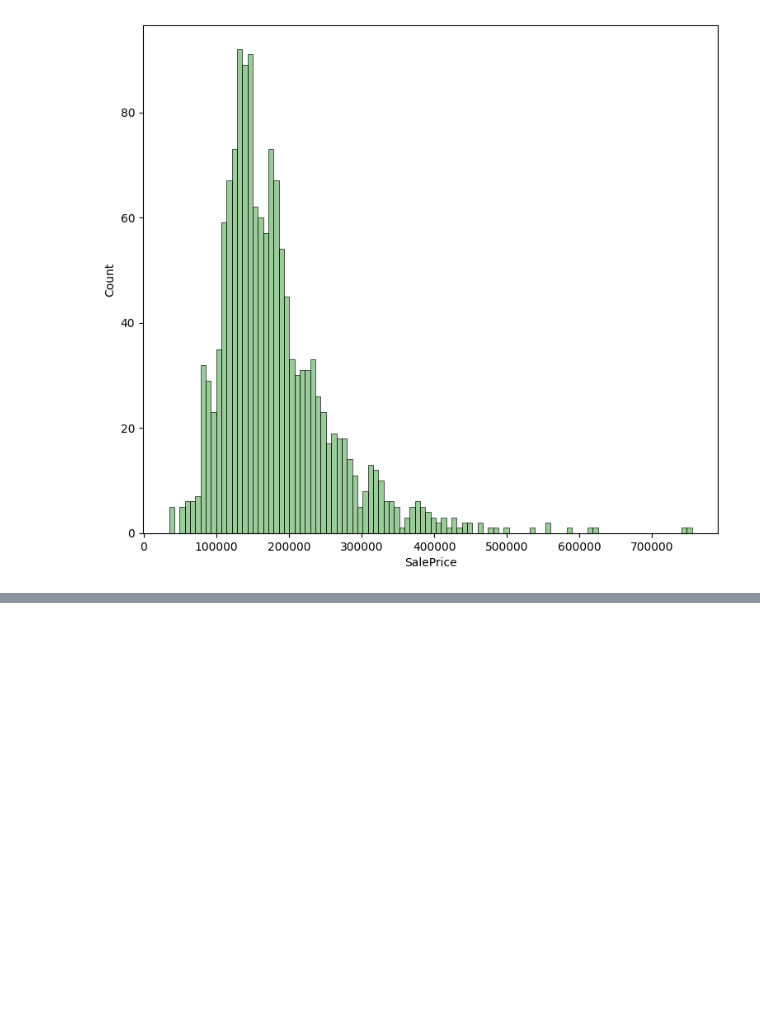
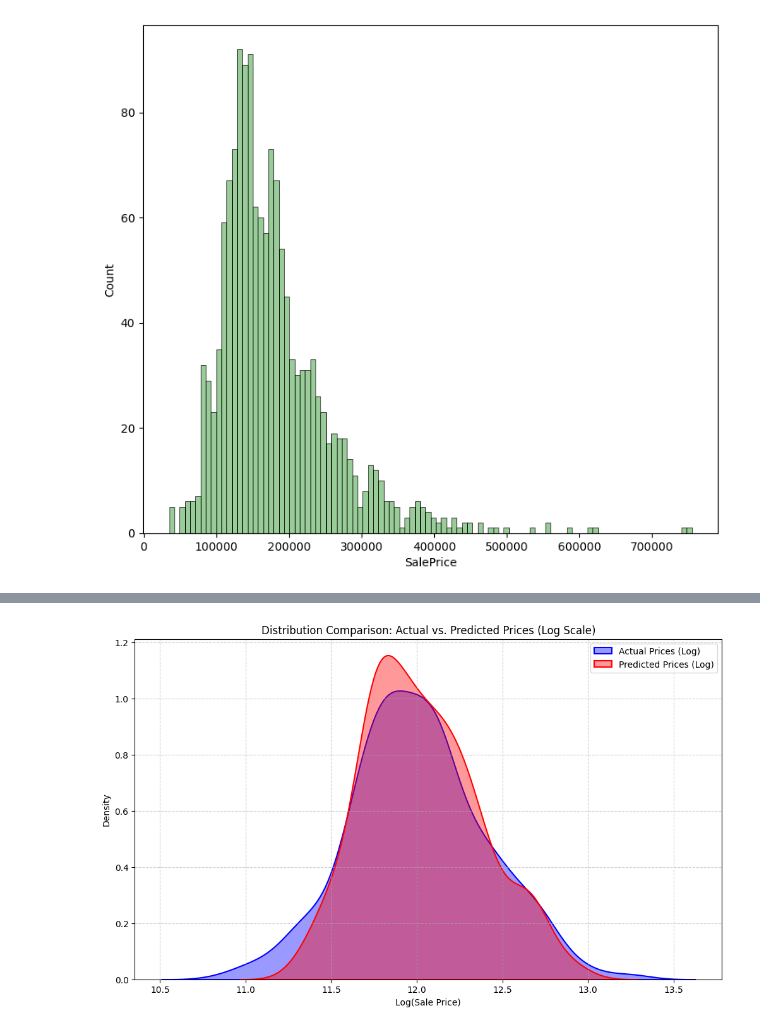
Before and after one commit to jadosh123/PredictingHousePrices, a Jupyter notebook: data-cleaning.ipynb, the cells around one changed output, grey strips where cells are left out. Drawn from its saved outputs; the diff is of its cells as text; code cells hidden in the pictures; blank space fills up the shorter version.

```diff
--- a/data-cleaning.ipynb
+++ b/data-cleaning.ipynb
@@ -171,0 +189,22 @@ plt.show()
+# %%
+#Evaluate model's performance on validation set (RMSE)
+valid_preds = rf.predict(valid_ds)
+valid_preds = pd.DataFrame(valid_preds)
+actual_values_log = np.log(valid_ds_pd['SalePrice'].reset_index(drop=True))
+predicted_values_log = np.log(valid_preds[0])
+
+valid_errors = actual_values_log - predicted_values_log
+valid_rmsle = np.sqrt(np.mean(valid_errors ** 2))
+print(f"RMSE of Log prices:{valid_rmsle}")
+
+#Plot predicted values with actual values
+plt.figure(figsize=(12, 7))
+sns.kdeplot(actual_values_log, color='blue', label='Actual Prices (Log)', fill=True, alpha=0.4, linewidth=1.5)
+sns.kdeplot(predicted_values_log, color='red', label='Predicted Prices (Log)', fill=True, alpha=0.4, linewidth=1.5)
+plt.title('Distribution Comparison: Actual vs. Predicted Prices (Log Scale)')
+plt.xlabel('Log(Sale Price)')
+plt.ylabel('Density')
+plt.legend()
+plt.grid(True, linestyle='--', alpha=0.6)
+plt.show()
+# %% [output]
@@ -172,3 +213,4 @@ plt.show()
+[figure, added]
 # %%
 ids = df_test.pop('Id')
 
```
Also changed, not shown: parts of 14 cells of this notebook, 3 other files.
